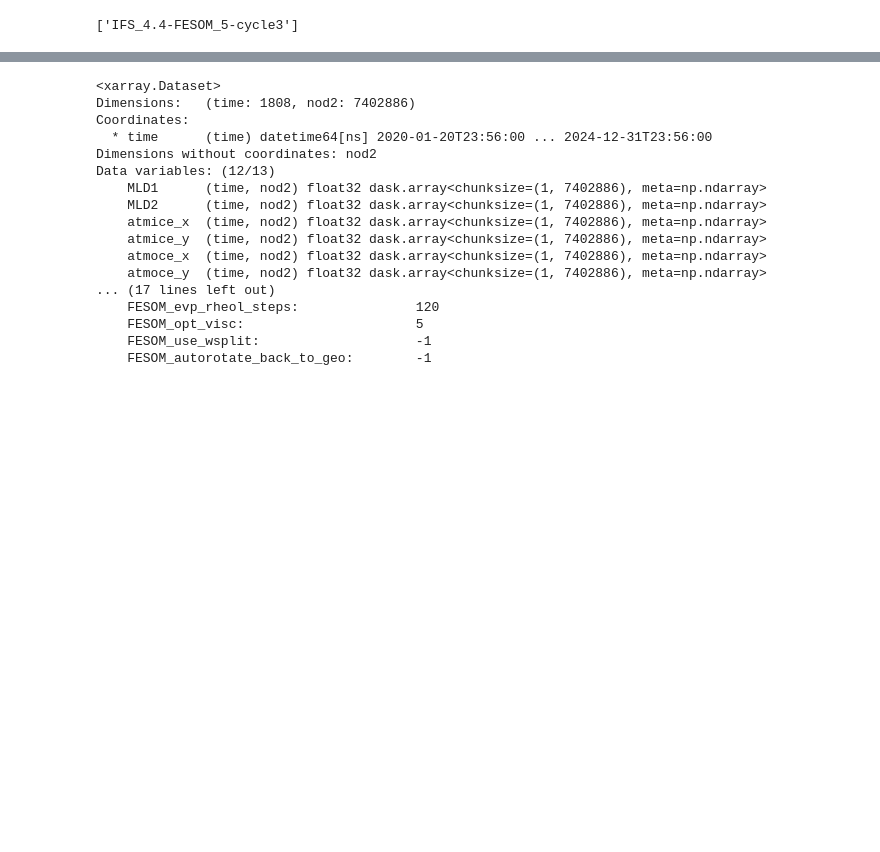
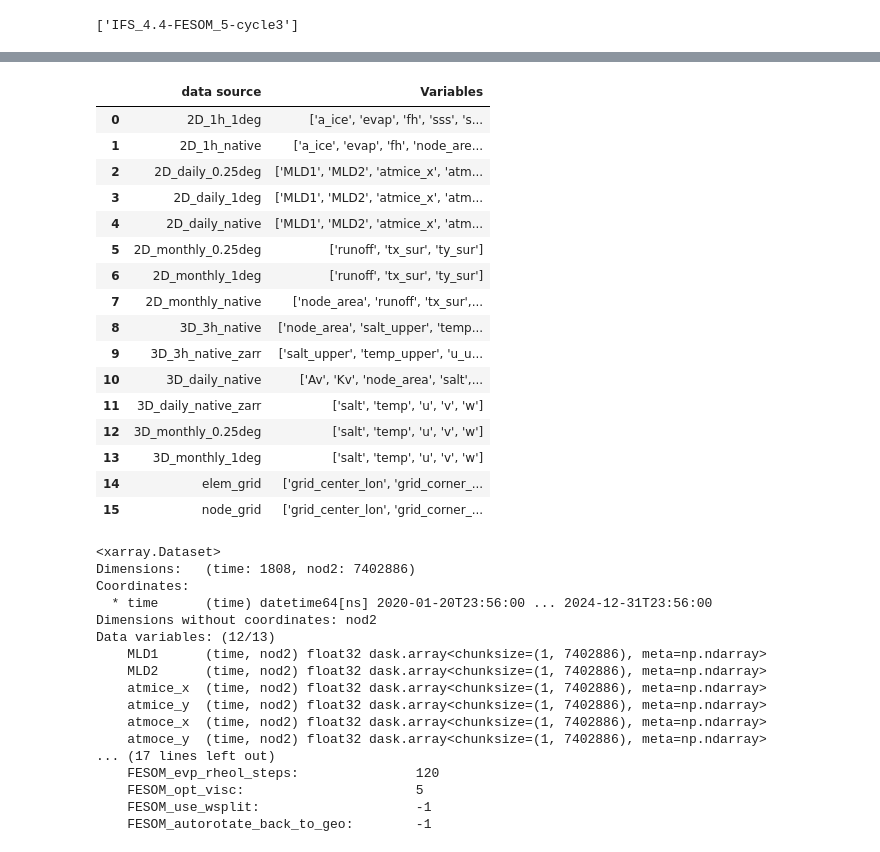
Before and after one commit to nextGEMS/nextGEMS_Cycle3, a Jupyter notebook: FESOM/STARTHERE_FESOM.ipynb, the cells around one changed output, grey strips where cells are left out. Drawn from its saved outputs; the diff is of its cells as text; code cells hidden in the pictures; blank space fills up the shorter version.

Commit message:
update starthere with data_inventory

```diff
--- a/FESOM/STARTHERE_FESOM.ipynb
+++ b/FESOM/STARTHERE_FESOM.ipynb
@@ -24,3 +25,24 @@ print(list(cat['FESOM']['IFS_4.4-FESOM_5-cycle3']))
+# %%
+pd.set_option('max_colwidth', 2000)
+cat['FESOM']['IFS_4.4-FESOM_5-cycle3']['data_inventory'].read()
+# %% [output]
+|  | data source | Variables |
+| 0 | 2D_1h_1deg | ['a_ice', 'evap', 'fh', 'sss', 's... |
+| 1 | 2D_1h_native | ['a_ice', 'evap', 'fh', 'node_are... |
+| 2 | 2D_daily_0.25deg | ['MLD1', 'MLD2', 'atmice_x', 'atm... |
+| 3 | 2D_daily_1deg | ['MLD1', 'MLD2', 'atmice_x', 'atm... |
+| 4 | 2D_daily_native | ['MLD1', 'MLD2', 'atmice_x', 'atm... |
+| 5 | 2D_monthly_0.25deg | ['runoff', 'tx_sur', 'ty_sur'] |
+| 6 | 2D_monthly_1deg | ['runoff', 'tx_sur', 'ty_sur'] |
+| 7 | 2D_monthly_native | ['node_area', 'runoff', 'tx_sur',... |
+| 8 | 3D_3h_native | ['node_area', 'salt_upper', 'temp... |
+| 9 | 3D_3h_native_zarr | ['salt_upper', 'temp_upper', 'u_u... |
+| 10 | 3D_daily_native | ['Av', 'Kv', 'node_area', 'salt',... |
+| 11 | 3D_daily_native_zarr | ['salt', 'temp', 'u', 'v', 'w'] |
+| 12 | 3D_monthly_0.25deg | ['salt', 'temp', 'u', 'v', 'w'] |
+| 13 | 3D_monthly_1deg | ['salt', 'temp', 'u', 'v', 'w'] |
+| 14 | elem_grid | ['grid_center_lon', 'grid_corner_... |
+| 15 | node_grid | ['grid_center_lon', 'grid_corner_... |
 # %%
 run = cat["FESOM"]['IFS_4.4-FESOM_5-cycle3']
 # %%
```
Also changed, not shown: parts of 2 cells of this notebook.
